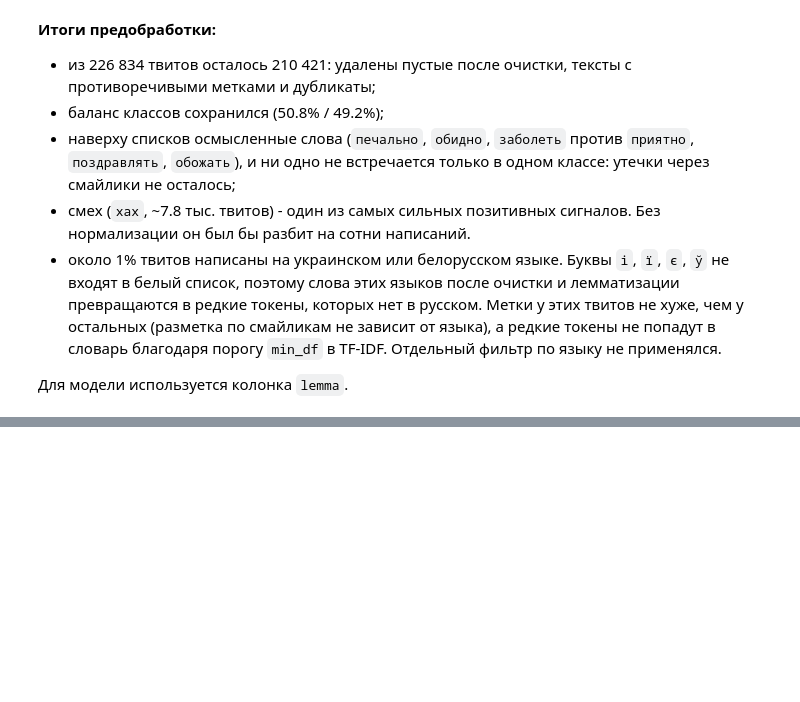
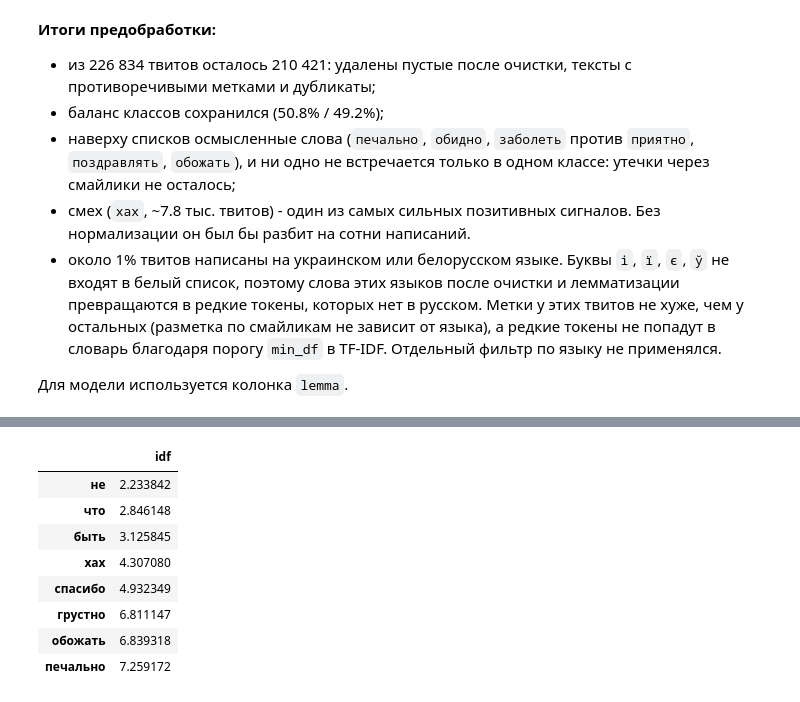
Before and after one commit to Andrey-Yurchuk/sentiment-analysis, a Jupyter notebook: notebooks/sentiment_tfidf_mlp.ipynb, the cells around one changed output, grey strips where cells are left out. Cells and saved outputs as stored; diff of their text form; code cells hidden in the pictures; blank space fills up the shorter version.

```diff
--- a/notebooks/sentiment_tfidf_mlp.ipynb
+++ b/notebooks/sentiment_tfidf_mlp.ipynb
@@ -411,0 +579,13 @@ pd.concat(
+# %%
+idf = pd.Series(vectorizer.idf_, index=feature_names, name='idf')
+idf[['не', 'что', 'быть', 'хах', 'спасибо', 'грустно', 'обожать', 'печально']].sort_values().to_frame()
+# %% [output]
+|  | idf |
+| не | 2.233842 |
+| что | 2.846148 |
+| быть | 3.125845 |
+| хах | 4.307080 |
+| спасибо | 4.932349 |
+| грустно | 6.811147 |
+| обожать | 6.839318 |
+| печально | 7.259172 |
```
Also changed, not shown: parts of 12 cells of this notebook.
